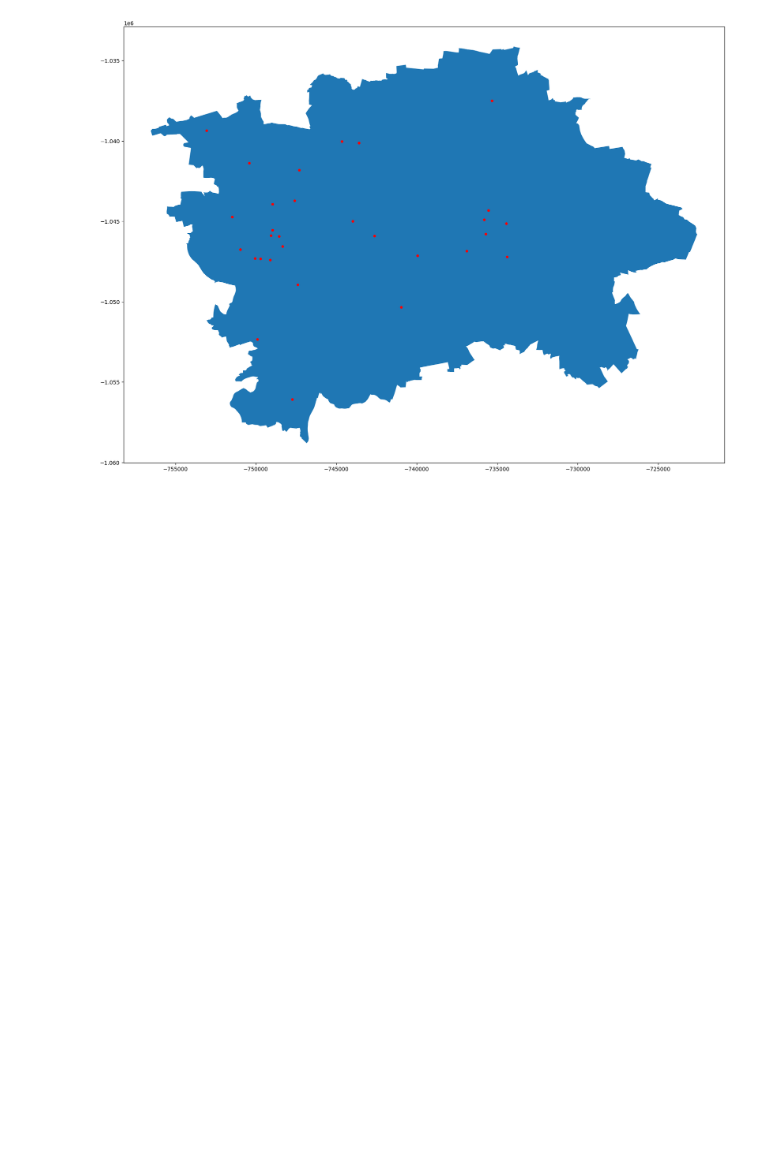
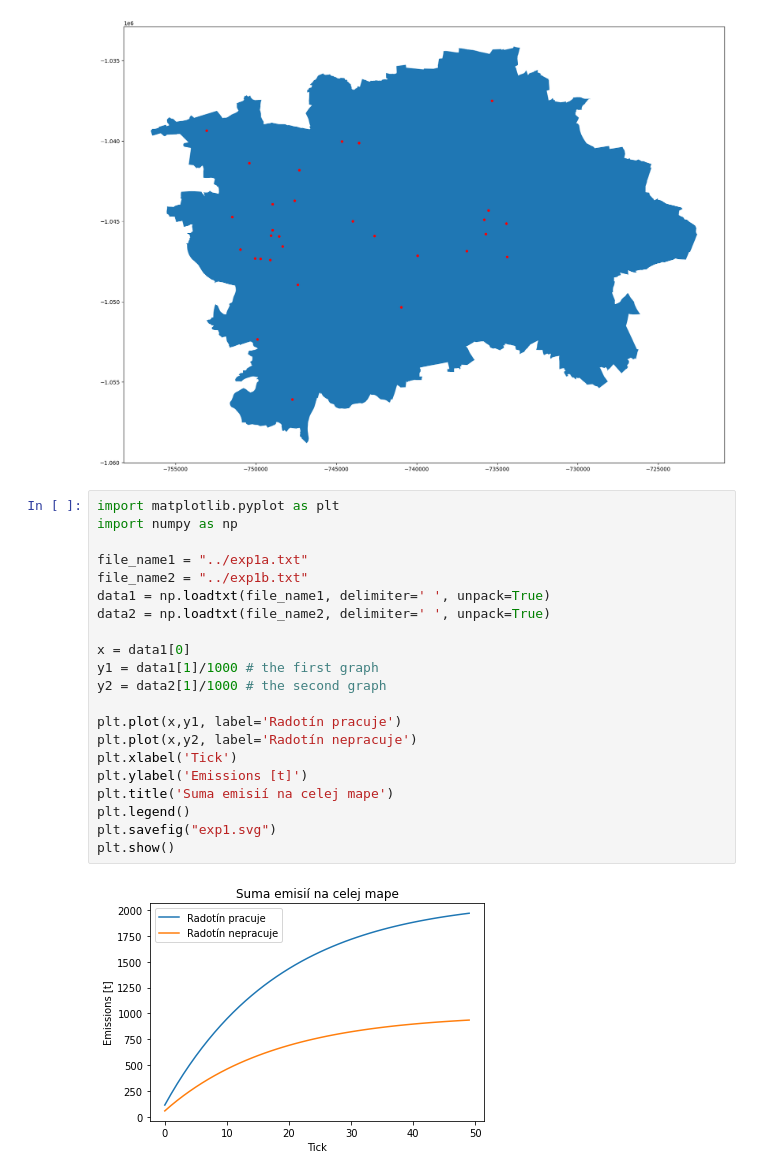
Before and after one commit to terrorgarten/IMS_P1, a Jupyter notebook: data/pltr.ipynb, the cells around one changed output. Cells and saved outputs as stored; diff of their text form; blank space fills up the shorter version.

```diff
--- a/data/pltr.ipynb
+++ b/data/pltr.ipynb
@@ -59,3 +59,26 @@ gdf.plot(ax=prague_shapefile.plot(figsize=(20, 20)), marker='o', color='red', ma
 gdf.to_file("prague_points.shp");
 # %% [output]
 [figure]
+# %%
+import matplotlib.pyplot as plt
+import numpy as np
+
+file_name1 = "../exp1a.txt"
+file_name2 = "../exp1b.txt"
+data1 = np.loadtxt(file_name1, delimiter=' ', unpack=True)
+data2 = np.loadtxt(file_name2, delimiter=' ', unpack=True)
+
+x = data1[0]
+y1 = data1[1]/1000 # the first graph
+y2 = data2[1]/1000 # the second graph
+
+plt.plot(x,y1, label='Radotín pracuje')
+plt.plot(x,y2, label='Radotín nepracuje')
+plt.xlabel('Tick')
+plt.ylabel('Emissions [t]')
+plt.title('Suma emisií na celej mape')
+plt.legend()
+plt.savefig("exp1.svg")
+plt.show()
+# %% [output]
+[figure, added]
```
Also changed, not shown: 7 other files.
